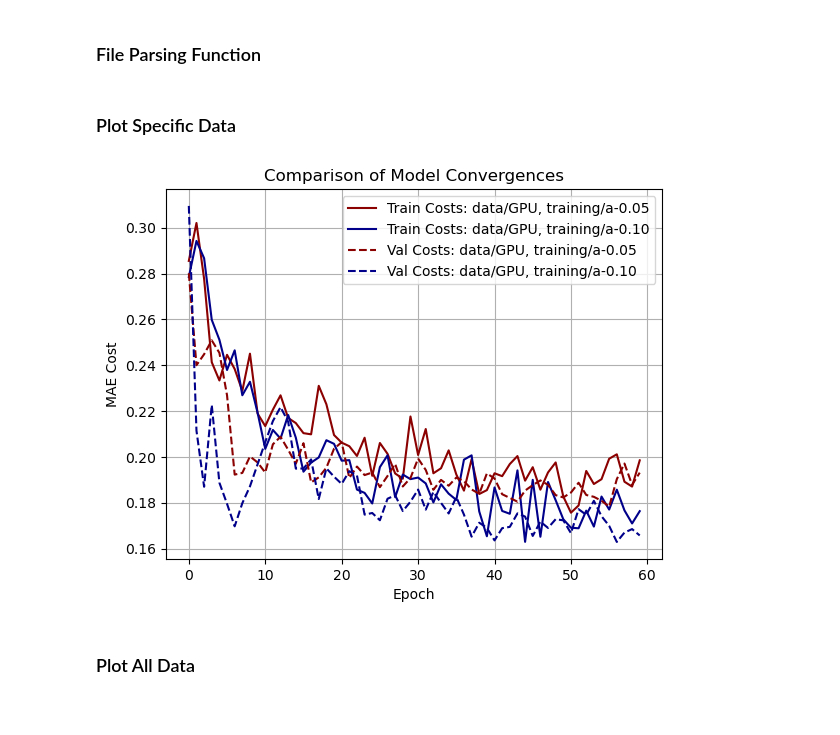
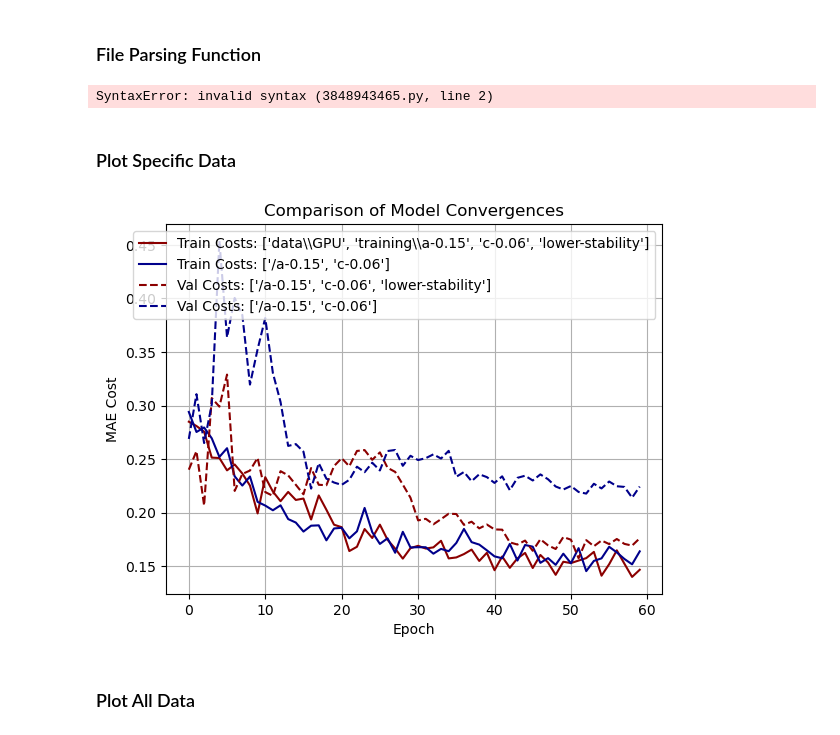
Before and after one commit to L-Amos/QNLP_project, a Jupyter notebook: fidelity_model/plotter.ipynb, the cells around one changed output. Drawn from its saved outputs; the diff is of its cells as text; code cells hidden in the pictures.

Commit message:
Re-running to add latest data + resolving difference in pathname syntax.

```diff
--- a/fidelity_model/plotter.ipynb
+++ b/fidelity_model/plotter.ipynb
@@ -9,33 +10,35 @@ import numpy as np
 ### File Parsing Function
 # %%
 def readfiles(files):
-    params = [filename.replace("data/GPU_training\\", "").replace("_TRAIN.csv", "").replace("_VAL.csv", "").split('_') for filename in files]
+    params = [filename.replace("data/GPU_training\\", "").replace("data/GPU_training/", "").replace("_TRAIN.csv", "").replace("_VAL.csv", "").split('_') for filename in files]
     filedumps = [np.genfromtxt(filename, delimiter=',') for filename in files]
     return filedumps, params
+# %% [output]
+SyntaxError: invalid syntax (3848943465.py, line 2)
 # %% [markdown]
 ### Plot Specific Data
 # %%
 # Train Costs
-TRAIN_FILES = ["data/GPU_training/a-0.05_c-0.06_TRAIN.csv", "data/GPU_training/a-0.10_c-0.06_TRAIN.csv"]
-VAL_FILES = ["data/GPU_training/a-0.05_c-0.06_VAL.csv", "data/GPU_training/a-0.10_c-0.06_VAL.csv"]
+TRAIN_FILES = [r"data\GPU_training\a-0.15_c-0.06_lower-stability_TRAIN.csv", "data/GPU_training/a-0.15_c-0.06_TRAIN.csv"]
+VAL_FILES = ["data/GPU_training/a-0.15_c-0.06_lower-stability_VAL.csv", "data/GPU_training/a-0.15_c-0.06_VAL.csv"]
 # Val Costs
 train_costs, train_params = readfiles(TRAIN_FILES)
 val_costs, val_params = readfiles(VAL_FILES)
 # Plot
 colours = ['darkred', 'darkblue']
-for i, (train_cost, labels) in enumerate(zip(train_costs, train_params,)):
-    plt.plot(train_cost, color=colours[i], label=f"Train Costs: {labels[0]}, {labels[1]}")
+for i, (train_cost, labels) in enumerate(zip(train_costs, train_params)):
+    plt.plot(train_cost, color=colours[i] , label=f"Train Costs: {labels}")
 
-for i, (val_cost, labels) in enumerate(zip(val_costs, val_params,)):
-    plt.plot(val_cost, linestyle="--", color=colours[i], label=f"Val Costs: {labels[0]}, {labels[1]}")
+for i, (val_cost, labels) in enumerate(zip(val_costs, val_params)):
+    plt.plot(val_cost, linestyle="--", color=colours[i], label=f"Val Costs: {labels}")
 plt.xlabel("Epoch")
 plt.ylabel("MAE Cost")
 plt.title(f"Comparison of Model Convergences")
 plt.legend()
 plt.grid()
 plt.show()
 # %% [output]
-[figure, old version]
+[figure, new version]
 # %% [markdown]
 ### Plot All Data
 # %%
```
Also changed, not shown: parts of 2 cells of this notebook.
